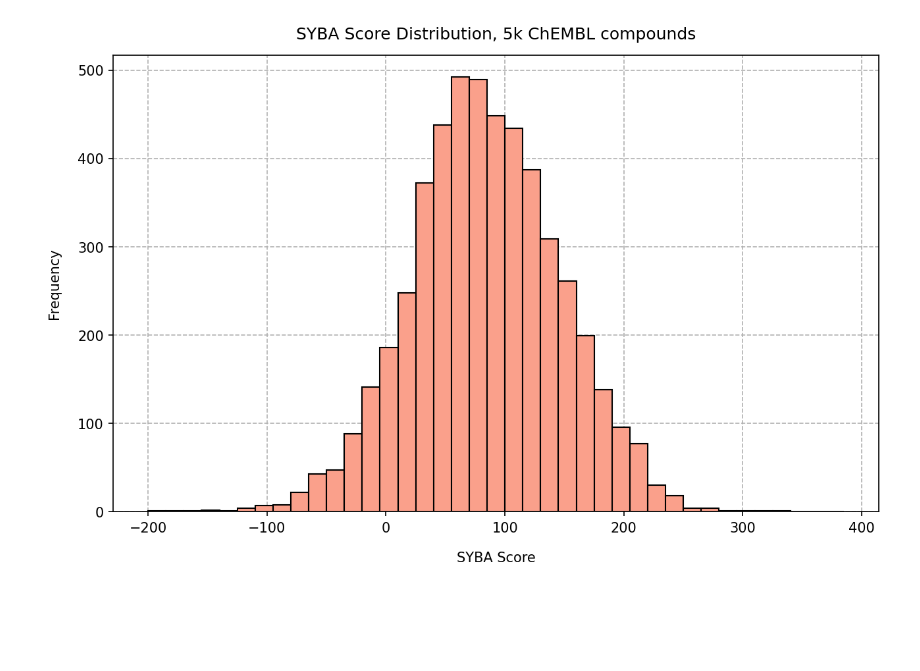
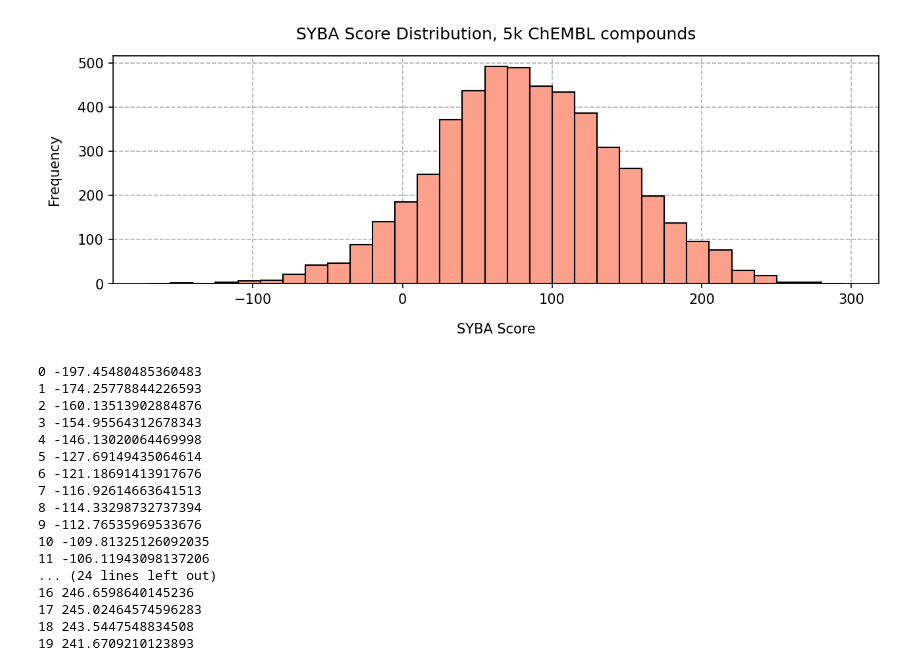
Before and after one commit to ersilia-os/ai2050-h3d-inhouse-workshop-prep, a Jupyter notebook: synthetic_accessibility/distribution_synthetic_acc.ipynb, the cells around one changed output. Saved outputs shown, nothing was run; the diff lists cells and outputs as text; code cells hidden in the pictures; blank space fills up the shorter version.

Commit message:
improving dist plot and working on dimred

```diff
--- a/synthetic_accessibility/distribution_synthetic_acc.ipynb
+++ b/synthetic_accessibility/distribution_synthetic_acc.ipynb
@@ -11,23 +11,24 @@ df = pd.read_csv(file_path)
 scores = df['syba_score'].dropna()
 input_to_score = {i: j for i,j in zip(df['input'], df['syba_score'])}
 # %%
-bins = range(-200, 400, 15)
-plt.figure(figsize=(10, 6))
+bins = range(-170, 310, 15)
+plt.figure(figsize=(10, 3))
 plt.hist(scores, bins=bins, edgecolor='black', zorder=2, color='#FAA08B')
 plt.title('SYBA Score Distribution, 5k ChEMBL compounds', pad=12)
 plt.xlabel('SYBA Score', labelpad=12)
 plt.ylabel('Frequency', labelpad=12)
 plt.grid(linestyle='--')
 plt.savefig("./dist_scores.png", dpi=300)
 plt.show()
 # %% [output]
-[figure, old version]
+[figure, new version]
 # %%
-N = 10
+N = 20
 
 # Top
 top = df.sort_values('syba_score', ascending=True)[:N]
 for c, (inp, score) in enumerate(zip(top['input'], top['syba_score'])):
+    print(c, score)
     mol = Chem.MolFromSmiles(inp)
     AllChem.Compute2DCoords(mol)
     Chem.MolToMolFile(mol, f"{c}.mol")
@@ -36,11 +37,30 @@ for c, (inp, score) in enumerate(zip(top['input'], top['syba_score'])):
     os.remove(f"{c}.mol")
 
 # Bottom
-bottom = df.sort_values('syba_score', ascending=True)[-N:]
+bottom = df.sort_values('syba_score', ascending=False)[:N]
 for c, (inp, score) in enumerate(zip(bottom['input'], bottom['syba_score'])):
+    print(c, score)
     mol = Chem.MolFromSmiles(inp)
     AllChem.Compute2DCoords(mol)
     Chem.MolToMolFile(mol, f"{c}.mol")
     cmd = f"./mol2ps --output=svg {c}.mol > ./svg/mol{c}_{round(score, 3)}.svg"
     os.system(cmd)
     os.remove(f"{c}.mol")
+# %% [output]
+0 -197.45480485360483
+1 -174.25778844226593
+2 -160.13513902884876
+3 -154.95564312678343
+4 -146.13020064469998
+5 -127.69149435064614
+6 -121.18691413917676
+7 -116.92614663641513
+8 -114.33298732737394
+9 -112.76535969533676
+10 -109.81325126092035
+11 -106.11943098137206
+... (24 lines left out)
+16 246.6598640145236
+17 245.02464574596283
+18 243.5447548834508
+19 241.6709210123893
```
Also changed, not shown: 38 other files.
